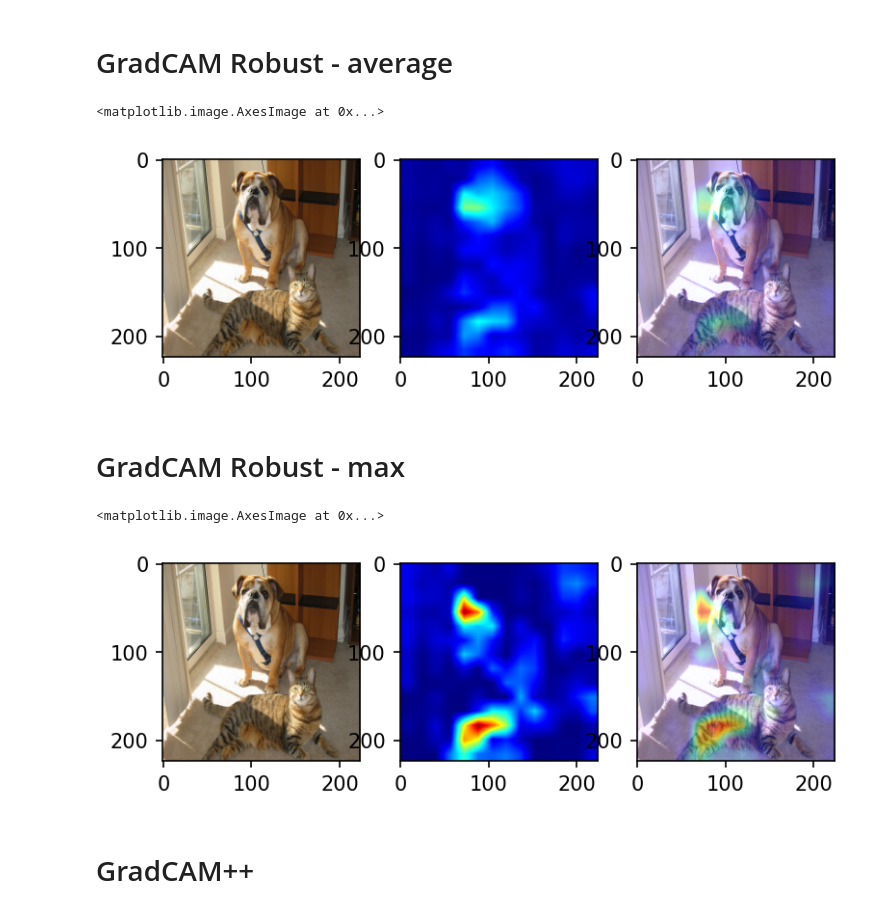
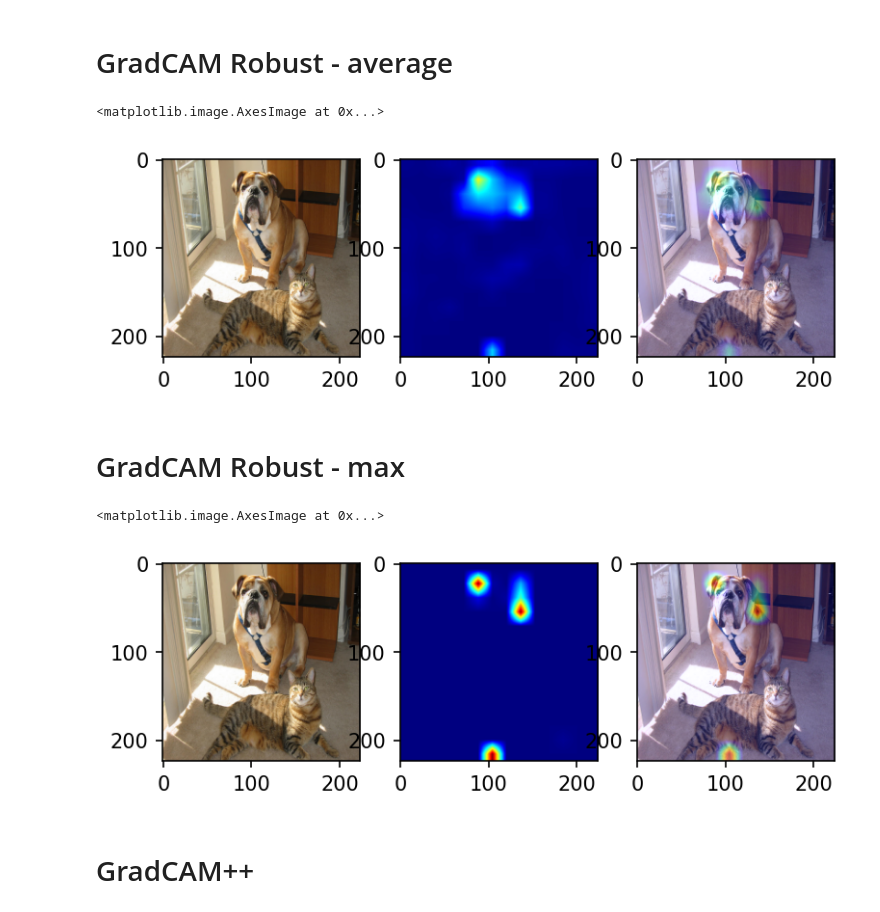
Before and after one commit to anirudhseth/Explanations-using-Grad-CAM, a Jupyter notebook: example.ipynb, the cells around one changed output. Cells and saved outputs as stored; diff of their text form; code cells hidden in the pictures.

```diff
--- a/example.ipynb
+++ b/example.ipynb
@@ -38,17 +38,17 @@ axarr[2].imshow(overlayed_img)
 # GradCAM Robust - average
 # %%
 layers=['block5_conv1','block5_conv2','block5_conv3']
-g_robust= gradcam_robust(model,layers,input_dim,'GradCAMpp')
+g_robust= gradcam_robust(model,layers,input_dim,'GradCAM')
 heatmap=g_robust.get_heatmap(img)
 final=(heatmap[0]+heatmap[1]+heatmap[2])/3.0
 heatmap_colormap,overlayed_img=imagenet_utils.overlay_heatmap(orig_img,final)
 f, axarr = plt.subplots(1,3)
 axarr[0].imshow(orig_img)
 axarr[1].imshow(heatmap_colormap)
 axarr[2].imshow(overlayed_img)
 # %% [output]
 <matplotlib.image.AxesImage at 0x...>
-[figure, old version]
+[figure, new version]
 # %% [markdown]
 # GradCAM Robust - max
 # %%
@@ -61,7 +61,7 @@ axarr[1].imshow(heatmap_colormap)
 axarr[2].imshow(overlayed_img)
 # %% [output]
 <matplotlib.image.AxesImage at 0x...>
-[figure, old version]
+[figure, new version]
 # %% [markdown]
 # GradCAM++
 # %%
```
Also changed, not shown: 1 other file.
